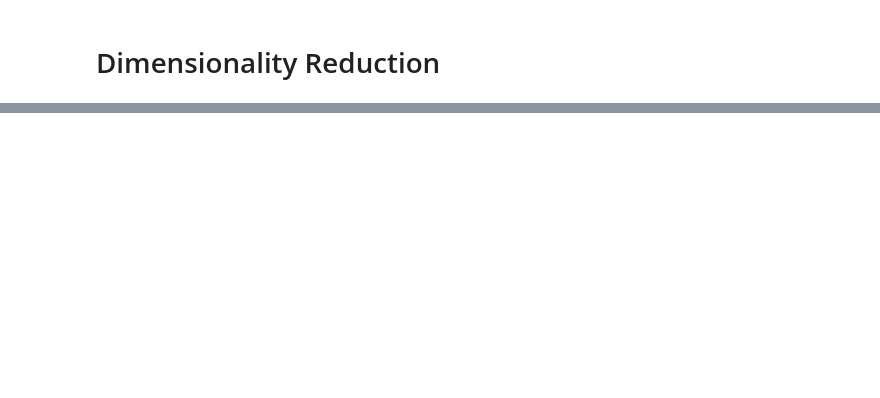
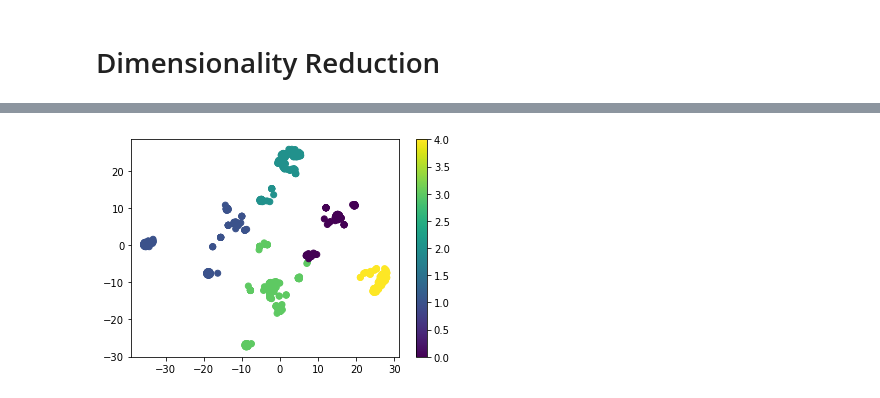
Before and after one commit to ItsGreyedOut/Unsupervised-Machine-Learning-Cryptocurrency-Clusters, a Jupyter notebook: CryptoCurrency_Clusters.ipynb, the cells around one changed output, grey strips where cells are left out. Drawn from its saved outputs; the diff is of its cells as text; code cells hidden in the pictures; blank space fills up the shorter version.

```diff
--- a/CryptoCurrency_Clusters.ipynb
+++ b/CryptoCurrency_Clusters.ipynb
@@ -171,0 +237,4 @@ array([[-0.11710817, -0.1528703 , -0.0433963 , -0.0433963 , -0.0433963 ,
+# %%
+# PCA Transformation, reduced to two run t - SNE on principal components
+transformed_features  = tsne.fit_transform(pca_transformed_data)
+transformed_features
@@ -171,0 +300,5 @@ array([[-0.11710817, -0.1528703 , -0.0433963 , -0.0433963 , -0.0433963 ,
+# %%
+# Initialize the k-means model.
+# Use K number = 4, elbow of the curve.
+model = KMeans(n_clusters=4, random_state=0)
+model.fit(transformed_features)
@@ -171,0 +339,7 @@ array([[-0.11710817, -0.1528703 , -0.0433963 , -0.0433963 , -0.0433963 ,
+# %%
+# Plot TSNE Reduced Dimensions & colorcode them with the labels
+plt.scatter(transformed_features[:, 0], transformed_features[:,1], c = model.labels_ )
+plt.colorbar()
+plt.show()
+# %% [output]
+[figure, added]
```
Also changed, not shown: parts of 23 cells of this notebook.
